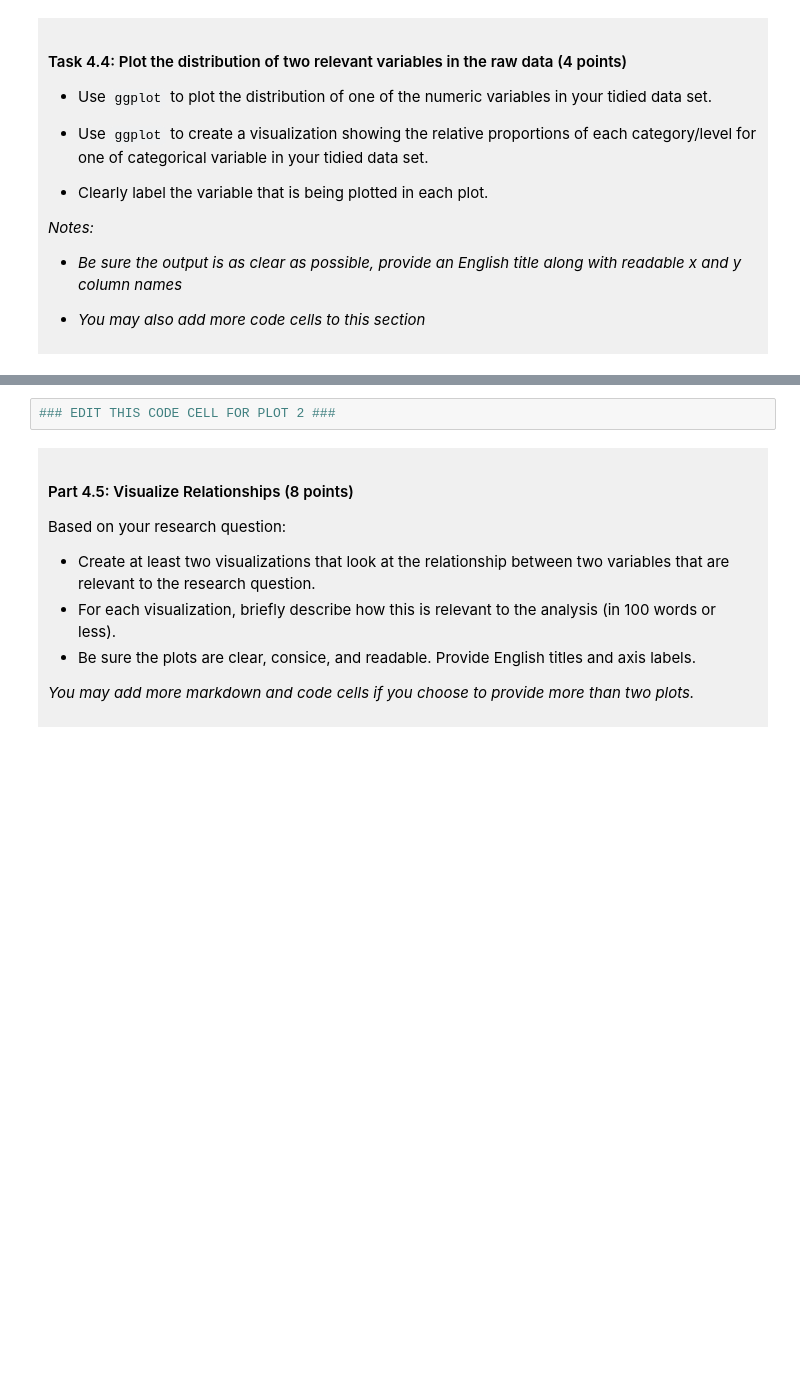
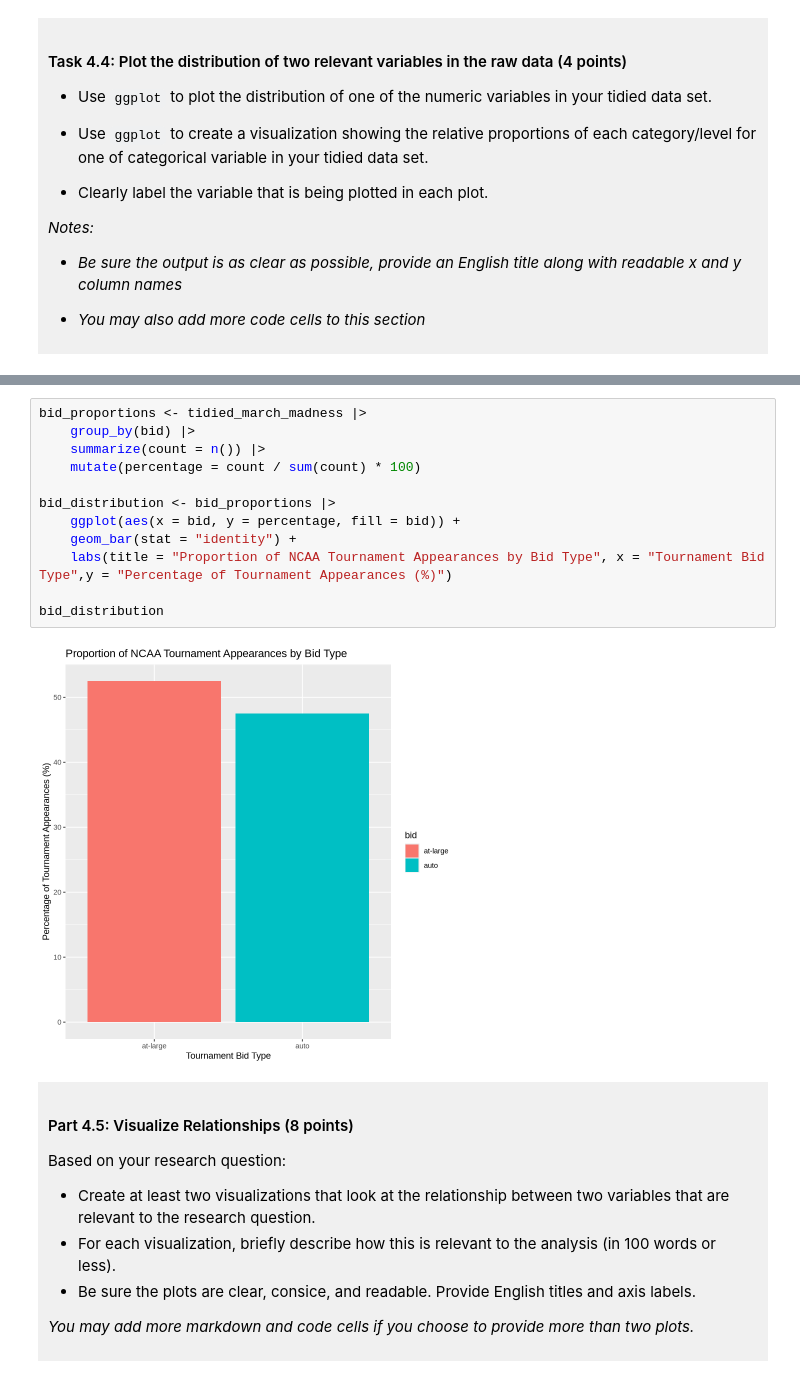
Before and after one commit to ZicZic1/dsci-100-project-Isaac-Mathers, a Jupyter notebook: dsci-100-project-notebook.ipynb, the cells around one changed output, grey strips where cells are left out. Saved outputs shown, nothing was run; the diff lists cells and outputs as text; blank space fills up the shorter version.

```diff
--- a/dsci-100-project-notebook.ipynb
+++ b/dsci-100-project-notebook.ipynb
@@ -341,5 +351,17 @@ A tibble: 2 × 2
 # %%
-### EDIT THIS CODE CELL FOR PLOT 2 ###
+bid_proportions <- tidied_march_madness |>
+    group_by(bid) |>
+    summarize(count = n()) |>
+    mutate(percentage = count / sum(count) * 100)
+
+bid_distribution <- bid_proportions |>
+    ggplot(aes(x = bid, y = percentage, fill = bid)) +
+    geom_bar(stat = "identity") +
+    labs(title = "Proportion of NCAA Tournament Appearances by Bid Type", x = "Tournament Bid Type",y = "Percentage of Tournament Appearances (%)")
+
+bid_distribution
+# %% [output]
+[figure, added]
 # %% [markdown]
 <div style="background-color: #f0f0f0; padding: 10px;">
 
```
Also changed, not shown: parts of 5 cells of this notebook.
